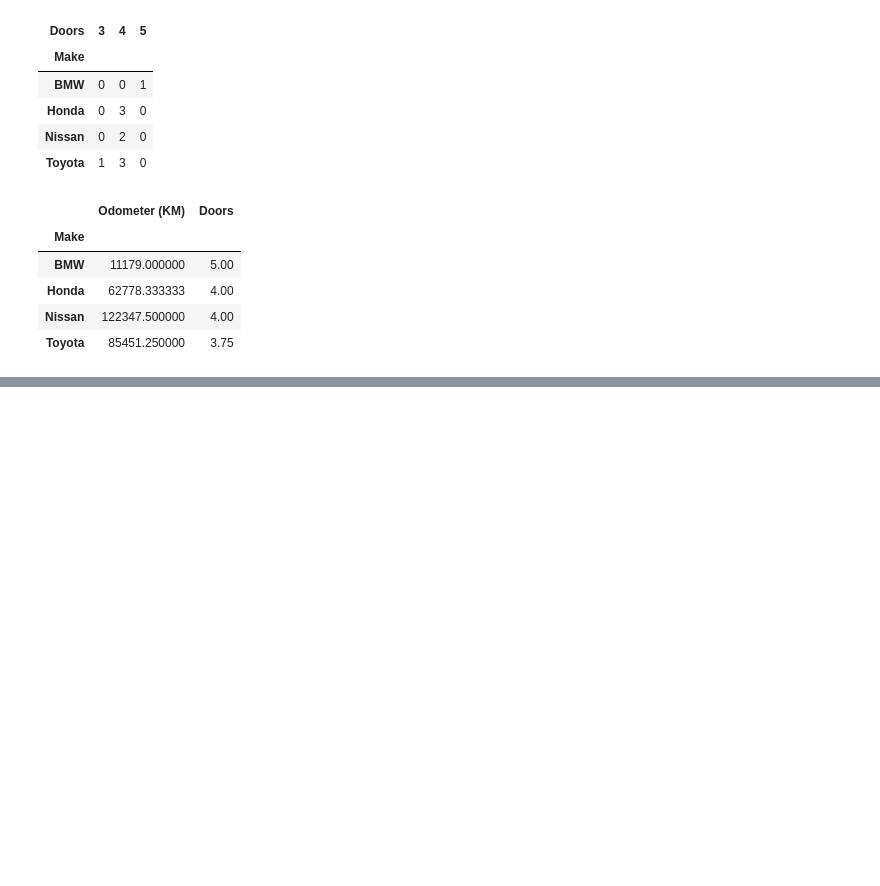
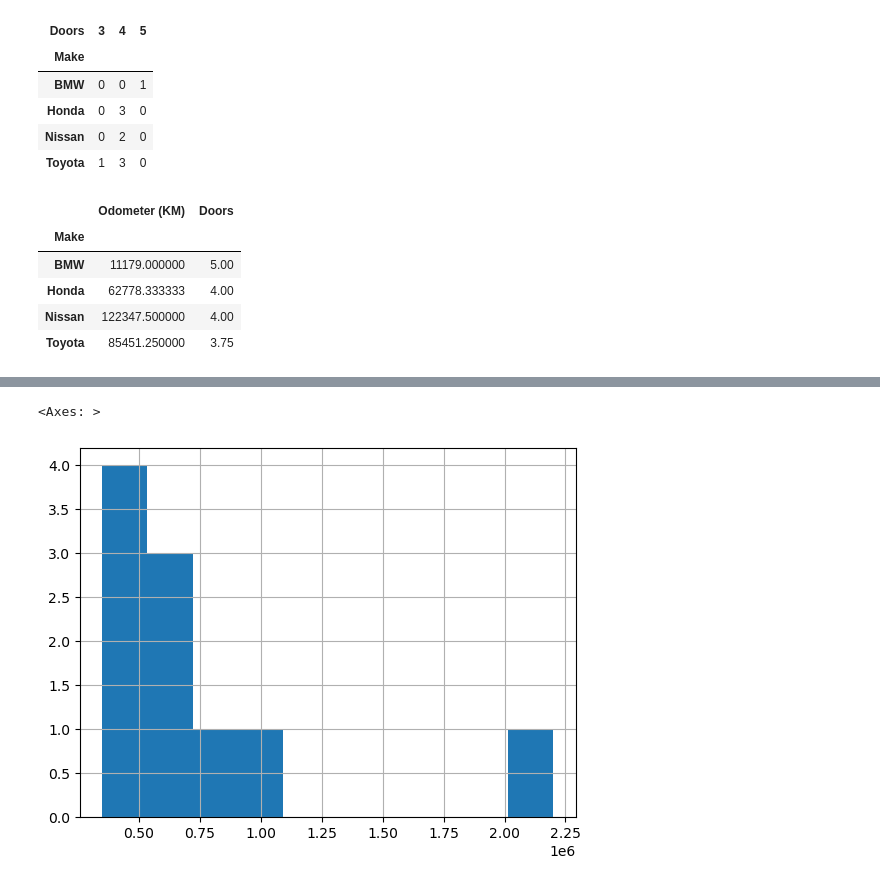
Before and after one commit to Anass6/Data_Science_Basics, a Jupyter notebook: Introduction to Pandas.ipynb, the cells around one changed output, grey strips where cells are left out. Saved outputs shown, nothing was run; the diff lists cells and outputs as text; code cells hidden in the pictures; blank space fills up the shorter version.

```diff
--- a/Introduction to Pandas.ipynb
+++ b/Introduction to Pandas.ipynb
@@ -296,0 +336,2 @@ car_sales.groupby(["Make"]).mean() #gives us the mean of every number in the Dat
+# %%
+car_sales.Price = car_sales["Price"].str.replace('[\$\,\.]','').astype(int)
@@ -296,0 +352,5 @@ car_sales.groupby(["Make"]).mean() #gives us the mean of every number in the Dat
+# %%
+car_sales.Price.hist()
+# %% [output]
+<Axes: >
+[figure, added]
```
Also changed, not shown: parts of 31 cells of this notebook, 3 other files.
